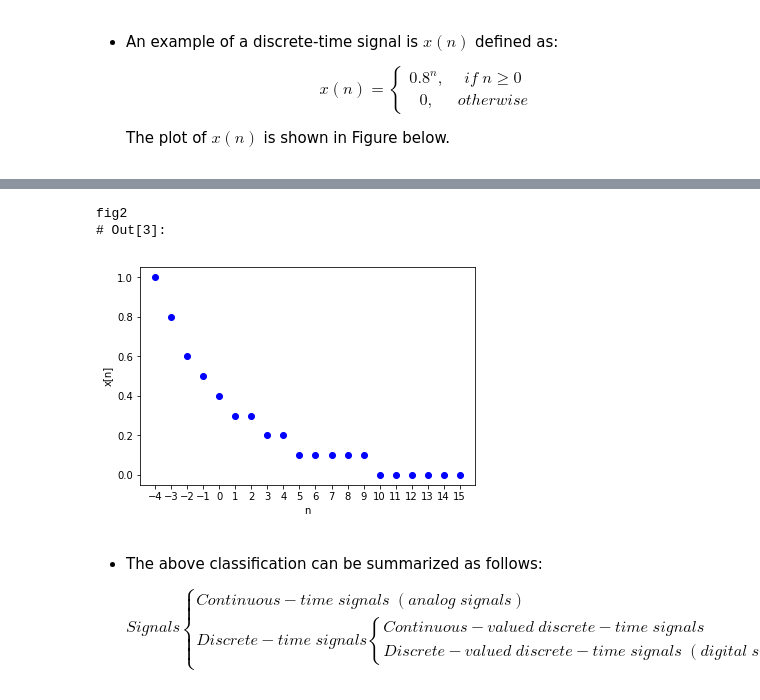
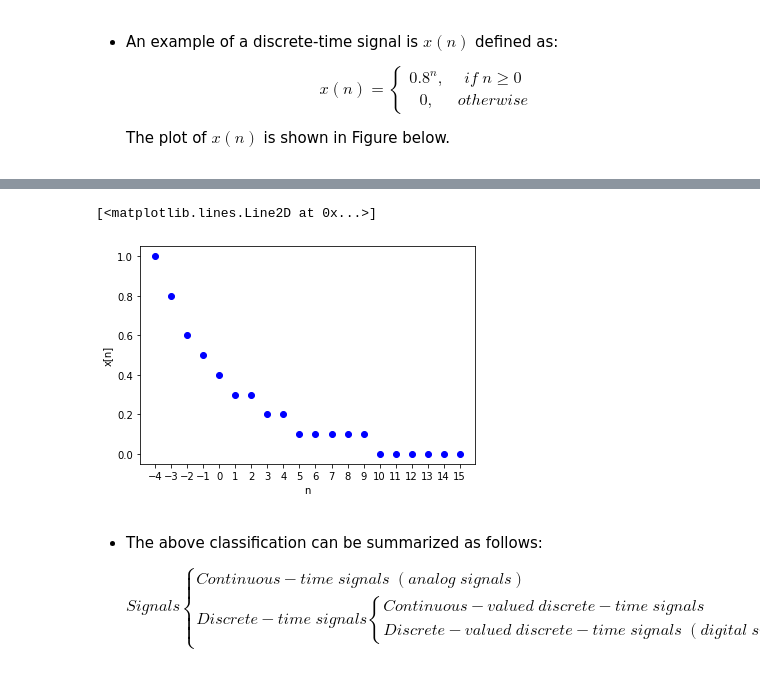
Before and after one commit to stevand/W20-CHE573, a Jupyter notebook: 01-intro.ipynb, the cells around one changed output, grey strips where cells are left out. Cells and saved outputs as stored; diff of their text form; code cells hidden in the pictures.

```diff
--- a/01-intro.ipynb
+++ b/01-intro.ipynb
@@ -32,7 +29,6 @@ where $y(t)$ is the measured signal, $x(t)$ denotes the true value of the signal
 
     The plot of $x(n)$ is shown in Figure below.
 # %%
-import pycse.orgmode as org
 %matplotlib inline
 import matplotlib.pyplot as plt
 import numpy as np
@@ -44,7 +40,7 @@ x=np.zeros(len(n))
 
 for i in range (0,len(n)):
       if i >= 0:
-        x[i]=math.pow(0.8,i)
+        x[i]=math.pow(0.9,i)
       else:
         x[i]=0
 
@@ -52,10 +48,4 @@ plt.xlabel('n')
 plt.ylabel('x[n]')
 plt.xticks(np.arange(-4, 16, step=1))
 plt.plot(np.arange(-4, 16, 1),x,'bo')
-
-org.figure(plt.savefig('./FiguresCHE573/figure1.png'),name='fig1',
-           caption='Graphical representation of signal x(n) containing {} points'.format(len(x)),
-           attributes=[('LATEX', ':width 3in'),
-                       ('HTML', ':width 300'),
-                       ('ORG', ':width 300')])
 # %% [output]
@@ -94,34 +83,26 @@ fig1
 # %%
-import pycse.orgmode as org
 %matplotlib inline
 import matplotlib.pyplot as plt
 import numpy as np
 import math
 
 
 n=np.linspace(-4,16,20)
 x=np.zeros(len(n))
 
-for i in range (0,len(n)):
+for i in range (0,len(n)-1):
       if i >= 0:
         x[i]=round(math.pow(0.8,i),1)
       else:
         x[i]=0
 
 plt.xlabel('n')
 plt.ylabel('x[n]')
 plt.xticks(np.arange(-4, 16, step=1))
 plt.plot(np.arange(-4, 16, 1),x,'bo')
-
-org.figure(plt.savefig('./FiguresCHE573/figure2.png'),name='fig2',
-           caption='Graphical representation of digital signal x(n) containing {} points'.format(len(x)),
-           attributes=[('LATEX', ':width 3in'),
-                       ('HTML', ':width 300'),
-                       ('ORG', ':width 300')])
 # %% [output]
-fig2
-# Out[3]:
+[<matplotlib.lines.Line2D at 0x...>]
-[figure, old version]
+[figure, new version]
 # %% [markdown]
 -   The above classification can be summarized as follows:
 
```
Also changed, not shown: parts of 20 cells of this notebook.
